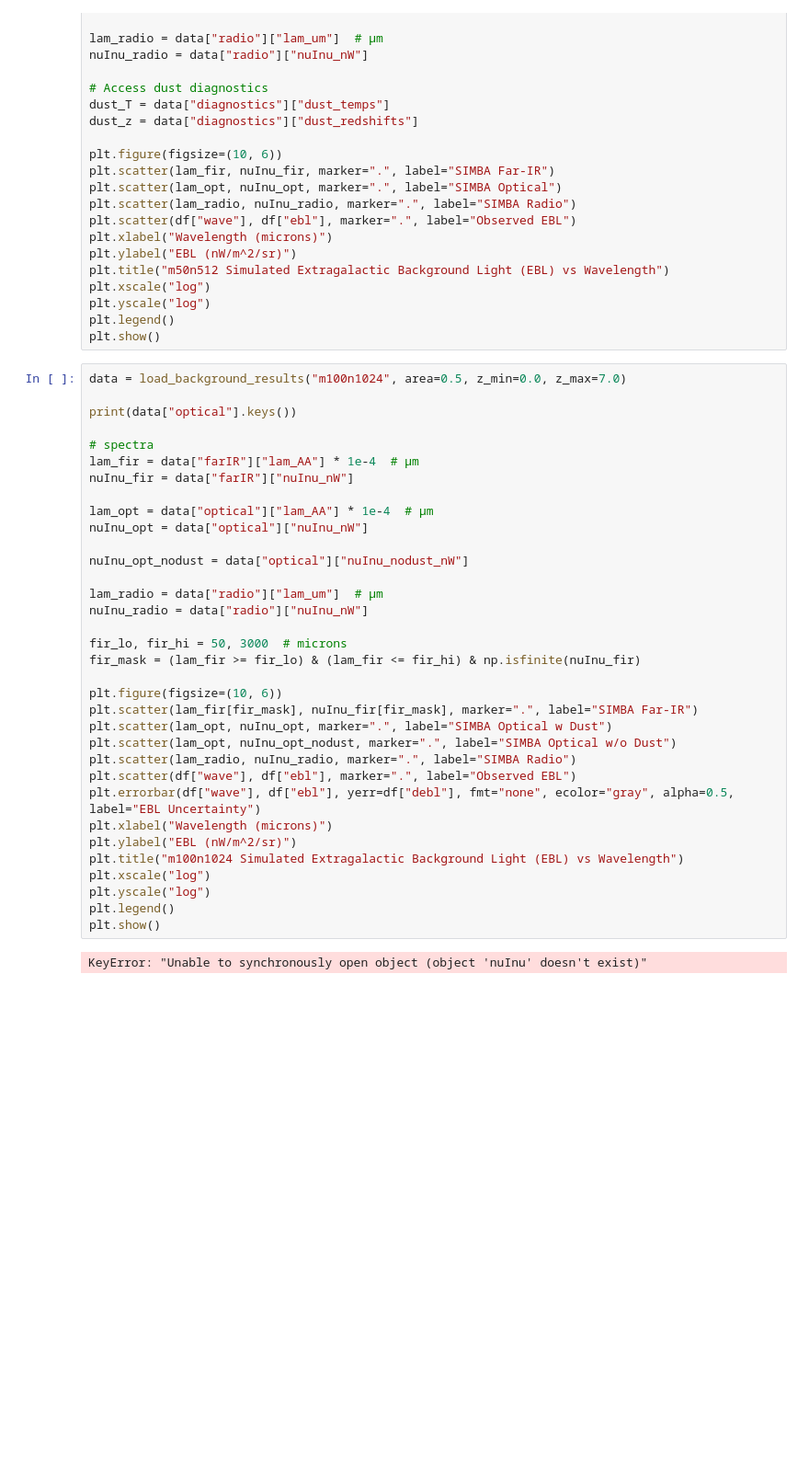
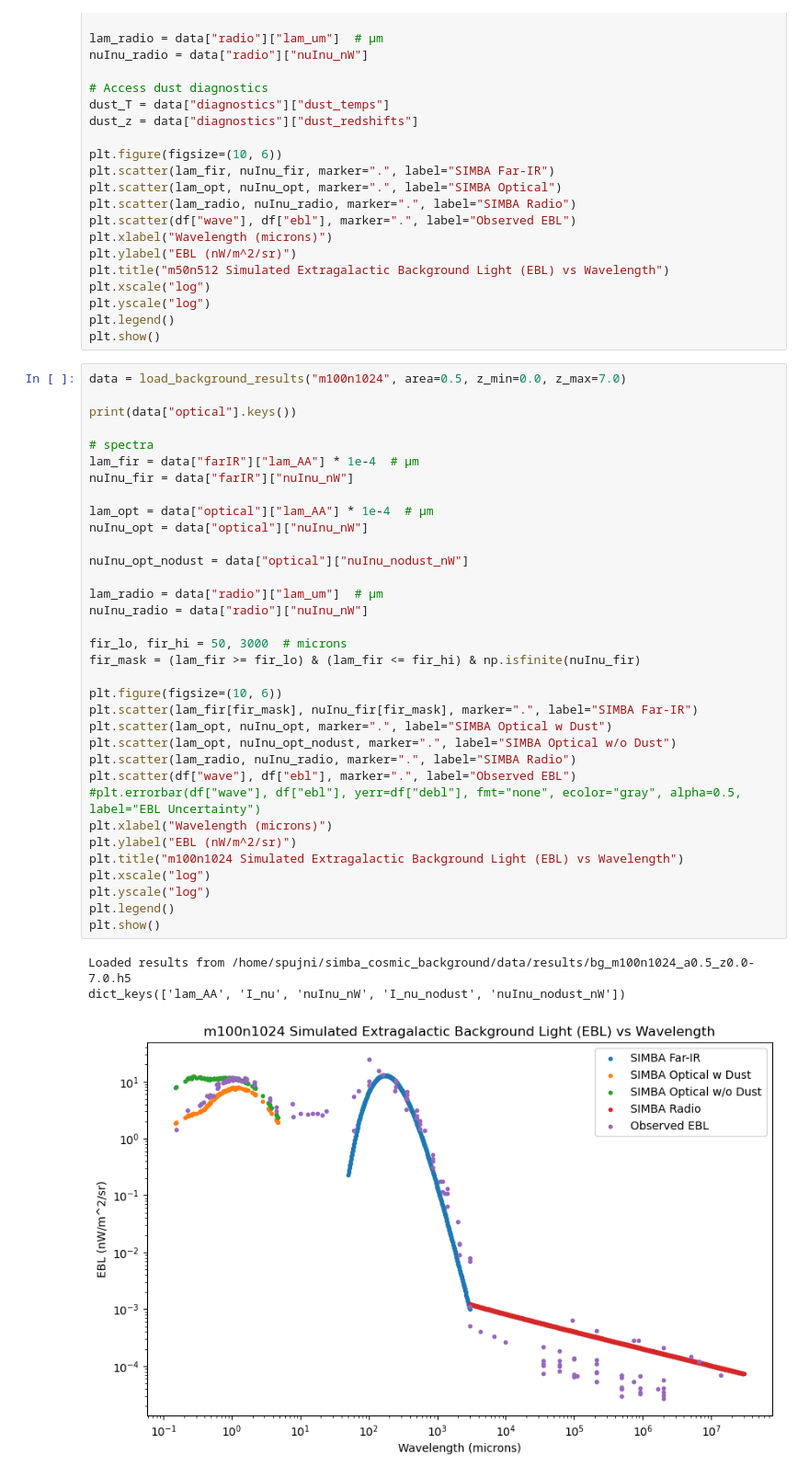
Before and after one commit to siddhantpujni/simba_cosmic_background, a Jupyter notebook: notebooks/exploration.ipynb, the cells around one changed output. Shown at 92% size. Drawn from its saved outputs; the diff is of its cells as text; blank space fills up the shorter version.

```diff
--- a/notebooks/exploration.ipynb
+++ b/notebooks/exploration.ipynb
@@ -71,32 +71,34 @@ print(data["optical"].keys())
 
 # spectra
 lam_fir = data["farIR"]["lam_AA"] * 1e-4  # µm
 nuInu_fir = data["farIR"]["nuInu_nW"]
 
 lam_opt = data["optical"]["lam_AA"] * 1e-4  # µm
 nuInu_opt = data["optical"]["nuInu_nW"]
 
 nuInu_opt_nodust = data["optical"]["nuInu_nodust_nW"]
 
 lam_radio = data["radio"]["lam_um"]  # µm
 nuInu_radio = data["radio"]["nuInu_nW"]
 
 fir_lo, fir_hi = 50, 3000  # microns
 fir_mask = (lam_fir >= fir_lo) & (lam_fir <= fir_hi) & np.isfinite(nuInu_fir)
 
 plt.figure(figsize=(10, 6))
 plt.scatter(lam_fir[fir_mask], nuInu_fir[fir_mask], marker=".", label="SIMBA Far-IR")
 plt.scatter(lam_opt, nuInu_opt, marker=".", label="SIMBA Optical w Dust")
 plt.scatter(lam_opt, nuInu_opt_nodust, marker=".", label="SIMBA Optical w/o Dust")
 plt.scatter(lam_radio, nuInu_radio, marker=".", label="SIMBA Radio")
 plt.scatter(df["wave"], df["ebl"], marker=".", label="Observed EBL")
-plt.errorbar(df["wave"], df["ebl"], yerr=df["debl"], fmt="none", ecolor="gray", alpha=0.5, label="EBL Uncertainty")
+#plt.errorbar(df["wave"], df["ebl"], yerr=df["debl"], fmt="none", ecolor="gray", alpha=0.5, label="EBL Uncertainty")
 plt.xlabel("Wavelength (microns)")
 plt.ylabel("EBL (nW/m^2/sr)")
 plt.title("m100n1024 Simulated Extragalactic Background Light (EBL) vs Wavelength")
 plt.xscale("log")
 plt.yscale("log")
 plt.legend()
 plt.show()
 # %% [output]
-KeyError: "Unable to synchronously open object (object 'nuInu' doesn't exist)"
+Loaded results from /home/spujni/simba_cosmic_background/data/results/bg_m100n1024_a0.5_z0.0-7.0.h5
+dict_keys(['lam_AA', 'I_nu', 'nuInu_nW', 'I_nu_nodust', 'nuInu_nodust_nW'])
+[figure, added]
```
Also changed, not shown: 14 other files.
